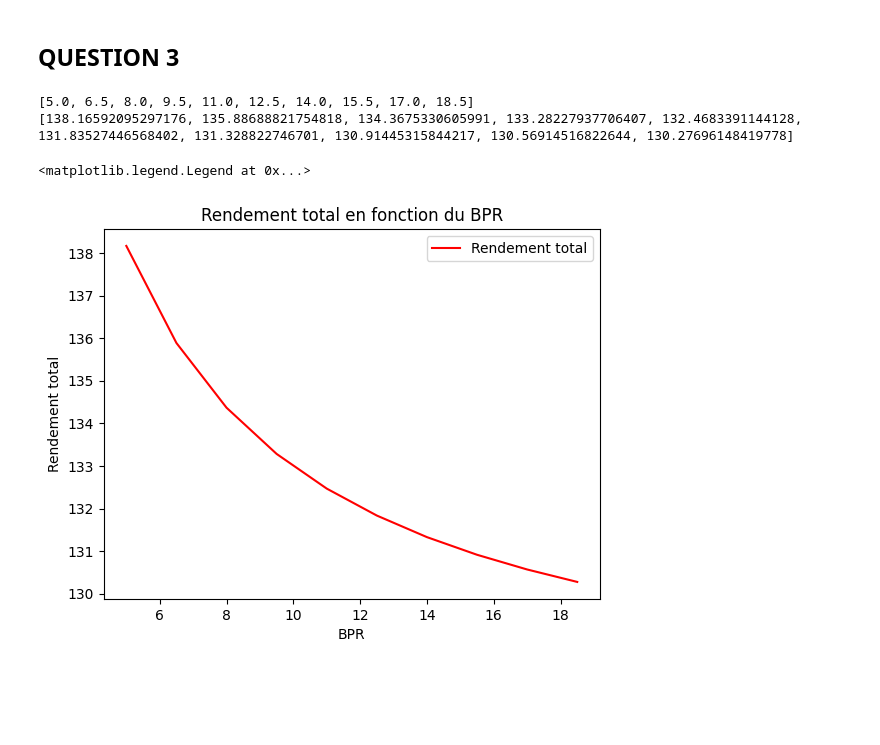
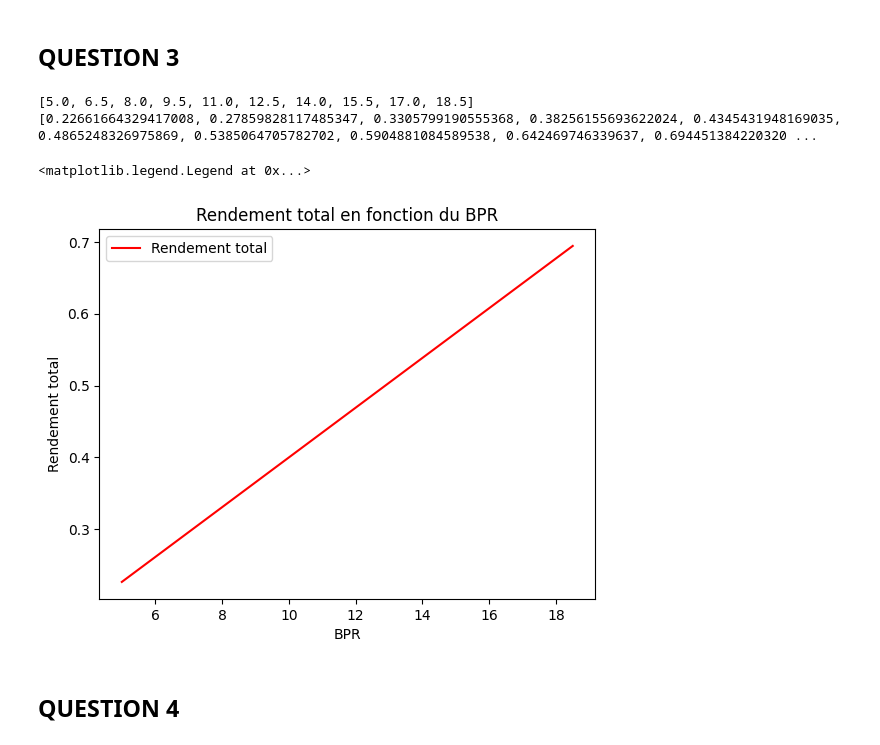
Before and after one commit to 0BAB1/BE_turbofan_double_flux, a Jupyter notebook: main.ipynb, the cells around one changed output. Cells and saved outputs as stored; diff of their text form; code cells hidden in the pictures; blank space fills up the shorter version.

```diff
--- a/main.ipynb
+++ b/main.ipynb
@@ -59,33 +59,35 @@ from TurboFan_model import TurboFan
 
 # definir les datas pour plot
 nbBPR = 10
 BPR_data = []
 ETA_global_data = []
 ETA_global_data2 = []
 
 # récolter les datas
 for i in range(nbBPR):
     baseBPR = 5
     finBPR = 20
     BPR = baseBPR + ((finBPR-baseBPR)/nbBPR)*i
     engine = TurboFan(40, 1600, BPR)
     BPR_data.append(BPR)
-    ETA_global_data.append(engine.ETA_toal)
+    ETA_global_data.append(engine.ETA_total)
 
 print(BPR_data)
 print(ETA_global_data)
 
 plt.plot(BPR_data, ETA_global_data, marker='', linestyle='-', color='r', label='Rendement total')
 
 # Add labels and title
 plt.xlabel('BPR')
 plt.ylabel('Rendement total')
 plt.title('Rendement total en fonction du BPR')
 
 # Add a legend
 plt.legend()
 # %% [output]
 [5.0, 6.5, 8.0, 9.5, 11.0, 12.5, 14.0, 15.5, 17.0, 18.5]
-[138.16592095297176, 135.88688821754818, 134.3675330605991, 133.28227937706407, 132.4683391144128, 131.83527446568402, 131.328822746701, 130.91445315844217, 130.56914516822644, 130.27696148419778]
+[0.22661664329417008, 0.27859828117485347, 0.3305799190555368, 0.38256155693622024, 0.4345431948169035, 0.4865248326975869, 0.5385064705782702, 0.5904881084589538, 0.642469746339637, 0.694451384220320 ...
 <matplotlib.legend.Legend at 0x...>
-[figure, old version]
+[figure, new version]
+# %% [markdown]
+## QUESTION 4
```
